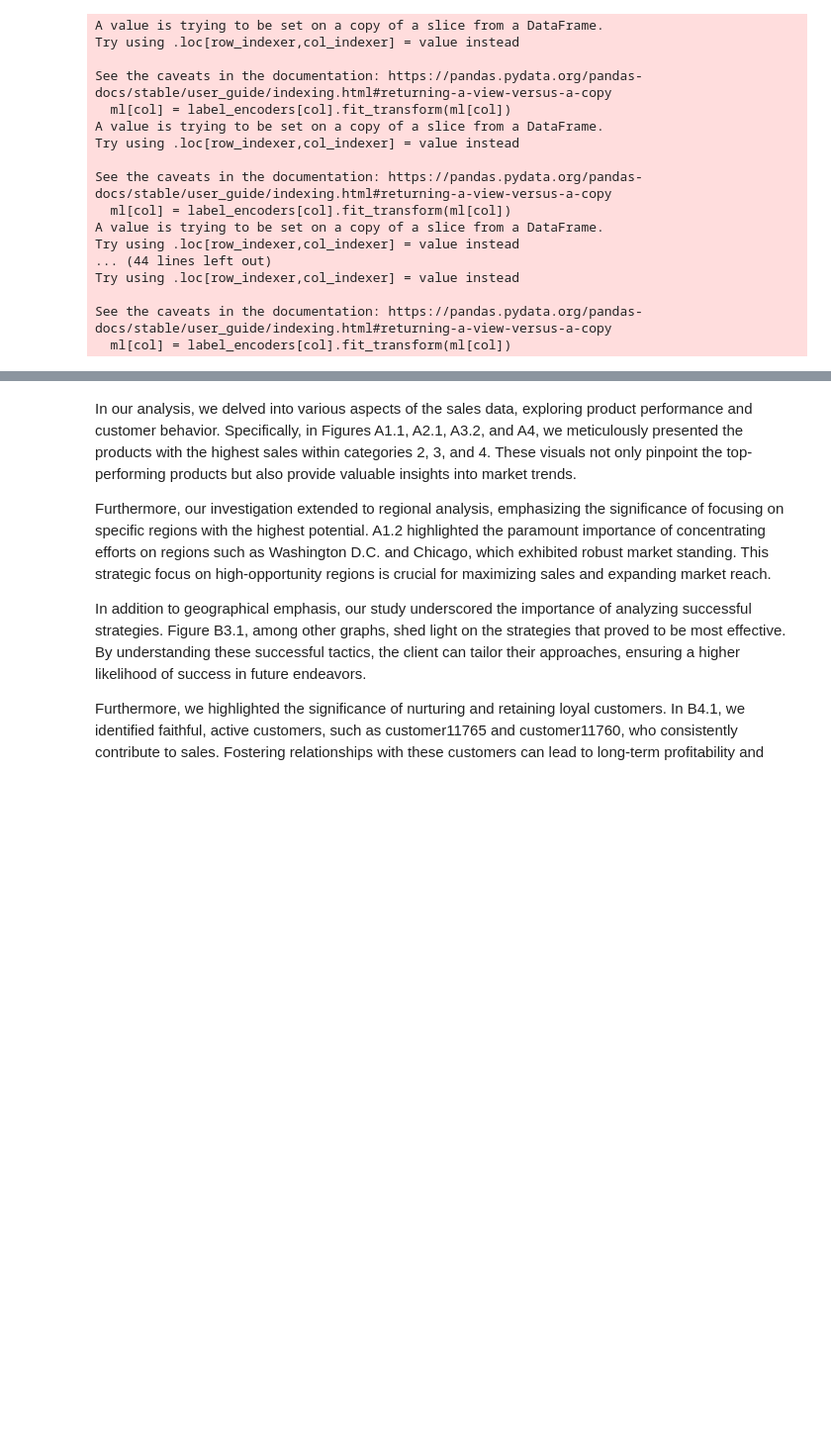
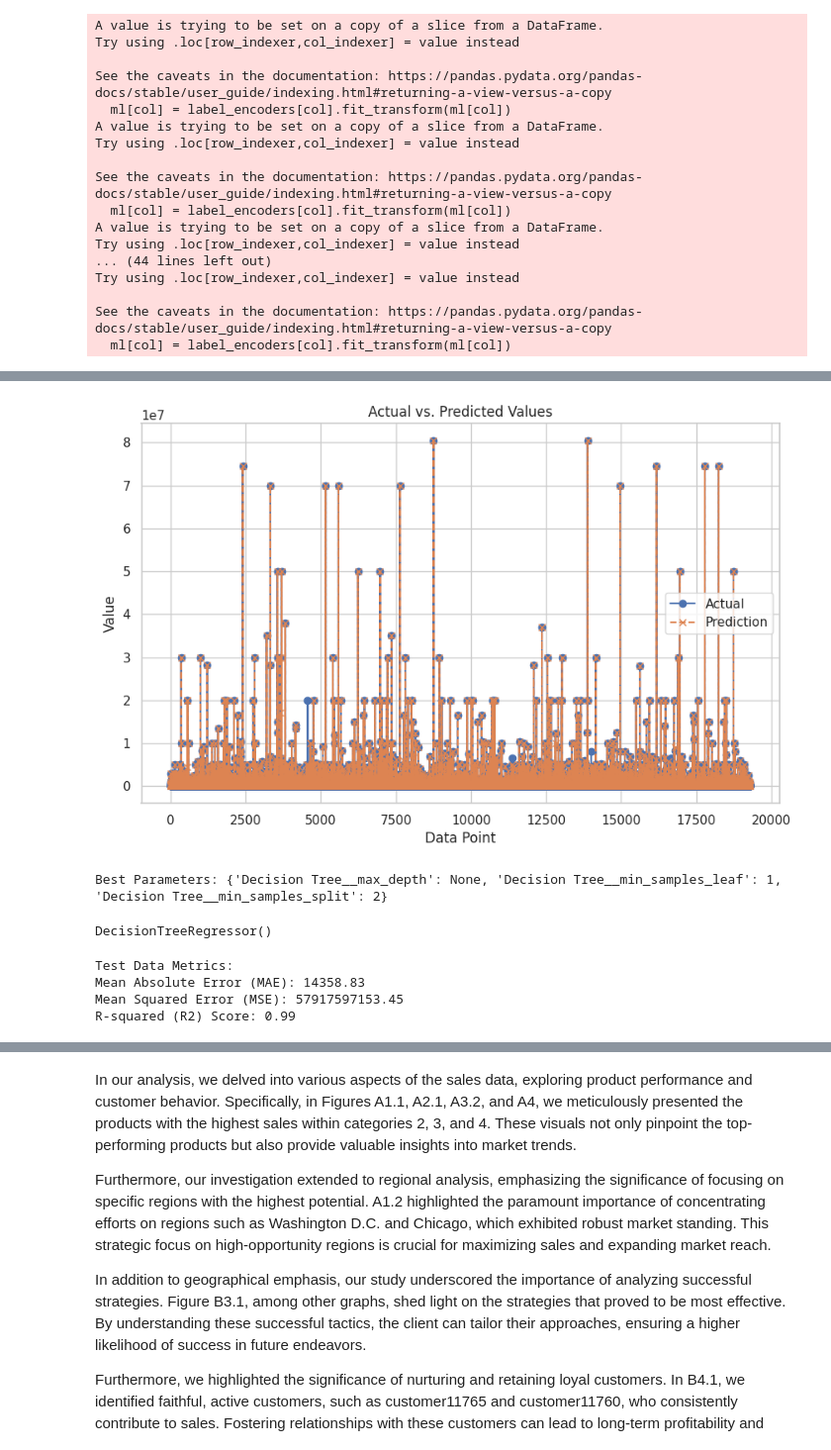
Before and after one commit to koud-dany/Case-Study-report, a Jupyter notebook: Insights_&amp;_Analytic_Case_Study.ipynb, the cells around one changed output, grey strips where cells are left out. Shown at 99% size. Cells and saved outputs as stored; diff of their text form; code cells hidden in the pictures; blank space fills up the shorter version.

```diff
--- a/Insights_&amp;_Analytic_Case_Study.ipynb
+++ b/Insights_&amp;_Analytic_Case_Study.ipynb
@@ -1682,0 +1770,4 @@ plt.show()
+# %%
+pred_df= pd.DataFrame({"prediction":new_data_predictions, "Actual": y_test} )
+
+pred_df
@@ -1733,0 +1840,15 @@ print(result_df.head())
+# %%
+import matplotlib.pyplot as plt
+
+# Assuming you have pred_df with "prediction" and "Actual" columns
+plt.figure(figsize=(10, 6))
+plt.plot(pred_df.reset_index().index, pred_df['Actual'], label='Actual', marker='o')
+plt.plot(pred_df.reset_index().index, pred_df['prediction'], label='Prediction', linestyle='--', marker='x')
+plt.xlabel('Data Point')
+plt.ylabel('Value')
+plt.title('Actual vs. Predicted Values')
+plt.legend()
+plt.grid(True)
+plt.show()
+# %% [output]
+[figure, added]
@@ -1733,0 +1880,28 @@ print(result_df.head())
+# %%
+print(f'Best Parameters: {best_params}')
+# %% [output]
+Best Parameters: {'Decision Tree__max_depth': None, 'Decision Tree__min_samples_leaf': 1, 'Decision Tree__min_samples_split': 2}
+# %%
+# Extract the best decision tree from the pipeline
+best_tree = grid_search.best_estimator_['Decision Tree']
+
+# Train the best decision tree with the best hyperparameters
+best_tree.fit(X_train, y_train)
+# %% [output]
+DecisionTreeRegressor()
+# %%
+
+
+# Calculate MAE, MSE, and R-squared for test data
+train_mae = mean_absolute_error(y_test, best_tree.predict(X_test))
+train_mse = mean_squared_error(y_test, best_tree.predict(X_test))
+r2 = r2_score(y_test, best_tree.predict(X_test))
+print('\nTest Data Metrics:')
+print(f'Mean Absolute Error (MAE): {mae:.2f}')
+print(f'Mean Squared Error (MSE): {best_score:.2f}')
+print(f'R-squared (R2) Score: {r2:.2f}')
+# %% [output]
+Test Data Metrics:
+Mean Absolute Error (MAE): 14358.83
+Mean Squared Error (MSE): 57917597153.45
+R-squared (R2) Score: 0.99
```
Also changed, not shown: parts of 32 cells of this notebook.
